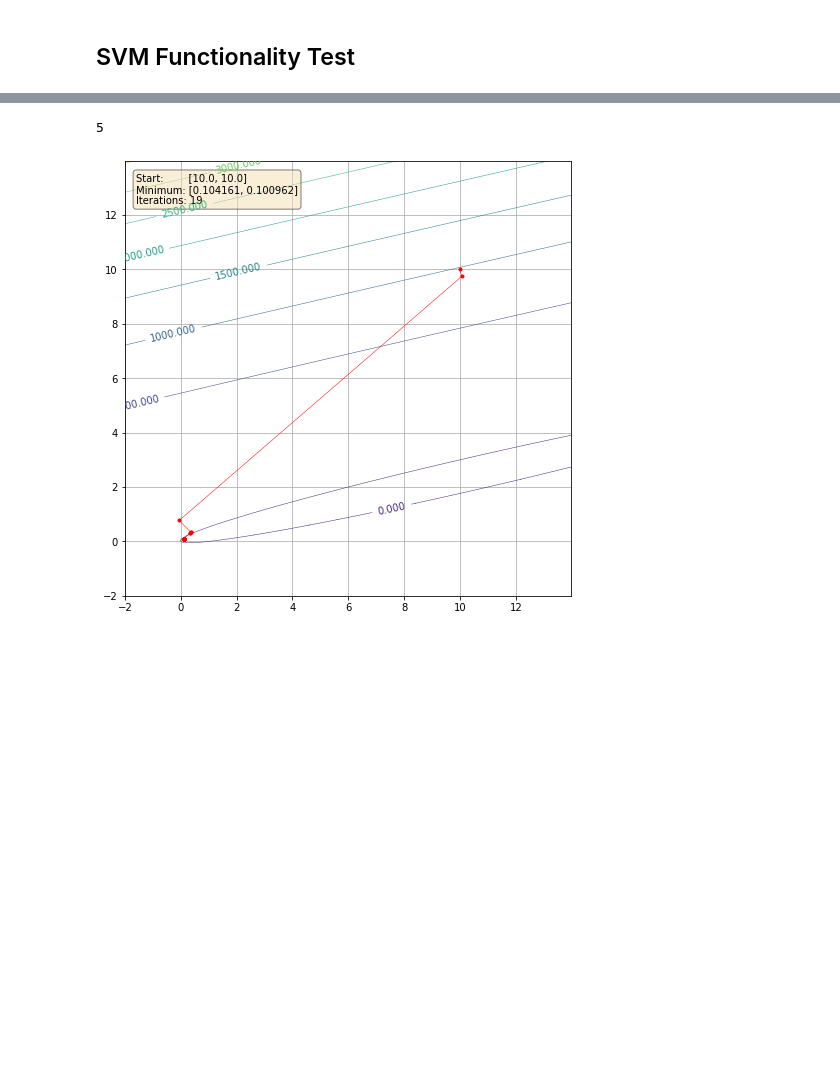
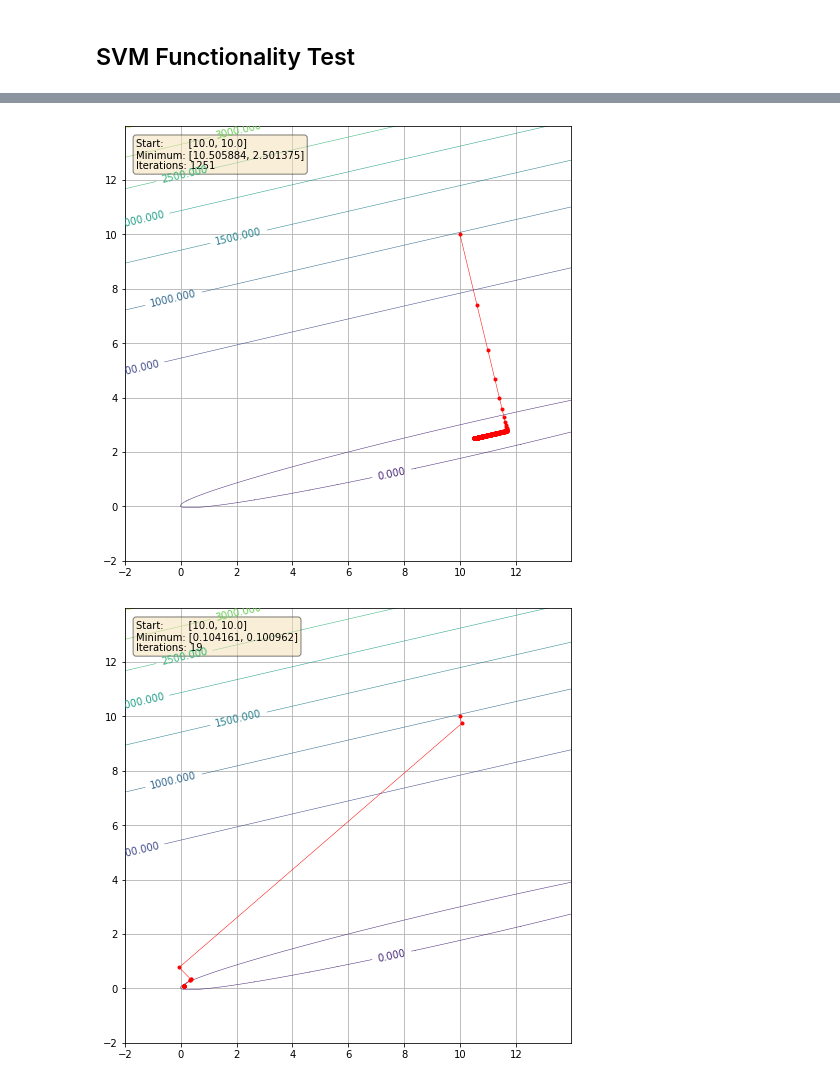
Before and after one commit to johnduffymsc/msc_comp0120project, a Jupyter notebook: COMP0120_Project_Code_John_Duffy.ipynb, the cells around one changed output, grey strips where cells are left out. Saved outputs shown, nothing was run; the diff lists cells and outputs as text; code cells hidden in the pictures; blank space fills up the shorter version.

```diff
--- a/COMP0120_Project_Code_John_Duffy.ipynb
+++ b/COMP0120_Project_Code_John_Duffy.ipynb
@@ -334,6 +335,9 @@ class SVM(object):
         return
 
     def predict(self, x):
+        '''
+        This method...
+        '''
         return np.sign(self.w @ x + self.b)
 # %% [markdown]
 ## SVM Functionality Test
@@ -413,40 +430,36 @@ f = lambda x : x[0]**2 + 17 * x[1]**2 - 8.0 * x[0] * x[1] - x[0] - x[1]
 df = lambda x : np.array([2.0 * x[0] - 8.0 * x[1] - 1.0,
                           34.0 * x[1] - 8.0 * x[0] - 1.0])
 
 #f = lambda x: 0.5 * x @ H @ x - np.sum(x)
 
 #df = lambda x: (np.transpose(H) + H) @ x - np.ones(len(x))
 
 
 
 
 x0 = np.array([10.0, 10.0], dtype=np.float64)
 
-iters, xs = steepest_descent(f, df, x0)
+iters, xs = steepest_descent(f, df, None, x0)
 
 x = np.arange(-2.0, 14.0, 0.01)
 y = np.arange(-2.0, 14.0, 0.01)
 xx, yy = np.meshgrid(x, y)
 z = xx**2 + 17.0 * yy**2 - 8.0 * xx * yy - xx - yy
 
 plt.figure(figsize=(8, 8))
 cs = plt.contour(x,y,z, linewidths=0.5)
 plt.clabel(cs)
 plt.plot(xs[:, 0], xs[:, 1], '-ro', linewidth=0.5, markersize=3)
 s1 = "Start:        [{:.1f}, {:.1f}]\n".format(x0[0], x0[1])
 s2 = "Minimum: [{:.6f}, {:.6f}]\n".format(xs[-1][0], xs[-1][1])
 s3 = "Iterations: {}".format(iters)
 box_prop = dict(boxstyle='round', facecolor='wheat', alpha=0.5)
 plt.text(-1.6, 12.4, s1 + s2 + s3, bbox=box_prop)
 plt.grid()
 plt.savefig("motiv_0.pdf")
 plt.show()
+# %% [output]
+[figure, added]
-# %%
-a=np.array([1,2])
-b=np.array([1,2])
-a@b
-# %% [output]
-5
 # %%
 # Quadratic Penalty Method for solving the Dual Problem.
 
```
Also changed, not shown: parts of 16 cells of this notebook.
